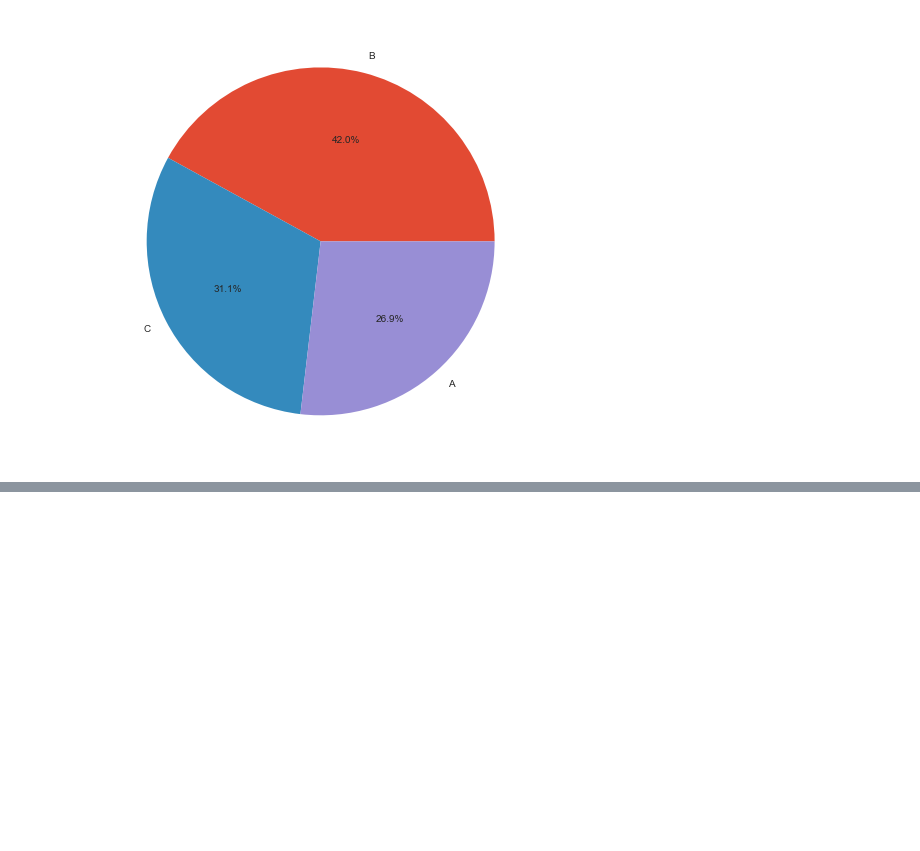
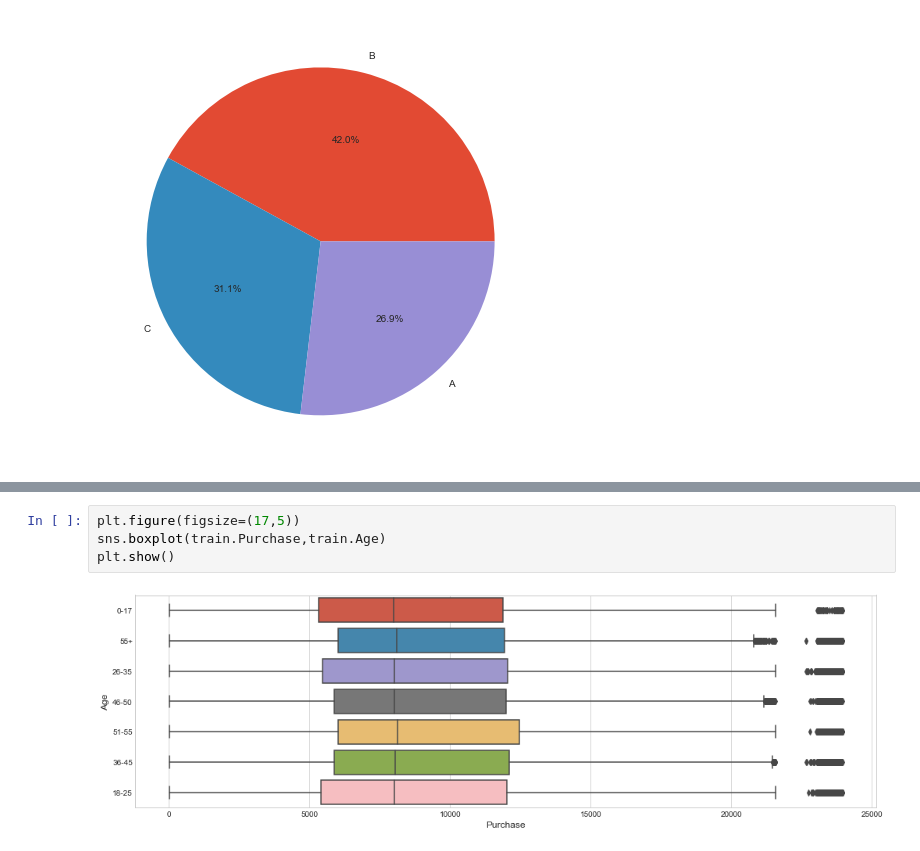
Before and after one commit to vishuvardhan16/Black-Friday-Sales-Prediction, a Jupyter notebook: Black Friday Sales Prediction.ipynb, the cells around one changed output, grey strips where cells are left out. Drawn from its saved outputs; the diff is of its cells as text; blank space fills up the shorter version.

```diff
--- a/Black Friday Sales Prediction.ipynb
+++ b/Black Friday Sales Prediction.ipynb
@@ -175,0 +215,6 @@ plt.show()
+# %%
+plt.figure(figsize=(17,5))
+sns.boxplot(train.Purchase,train.Age)
+plt.show()
+# %% [output]
+[figure, added]
```
Also changed, not shown: parts of 74 cells of this notebook, 1 other file.
